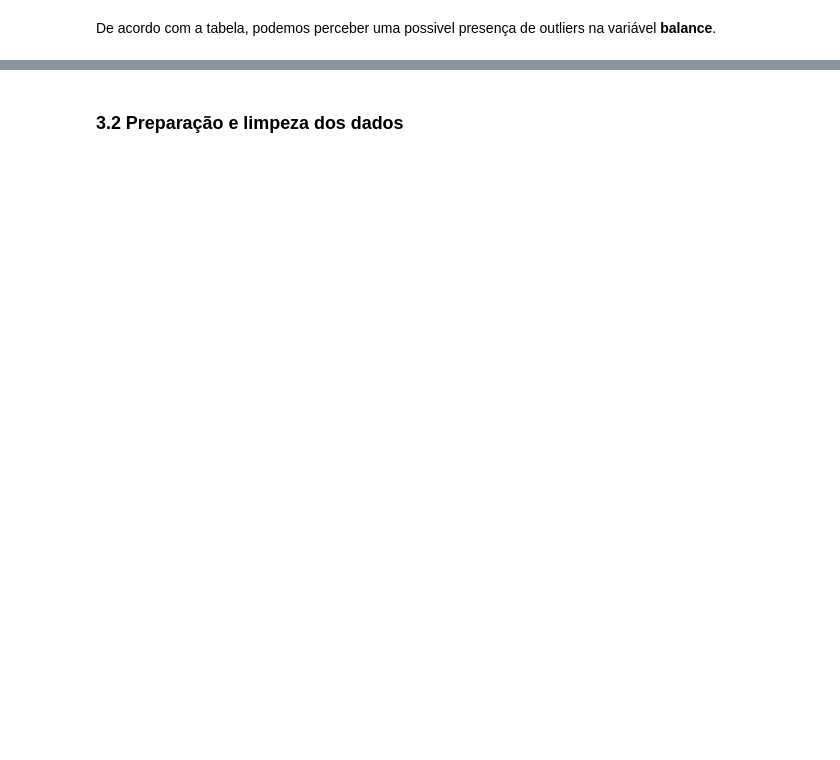
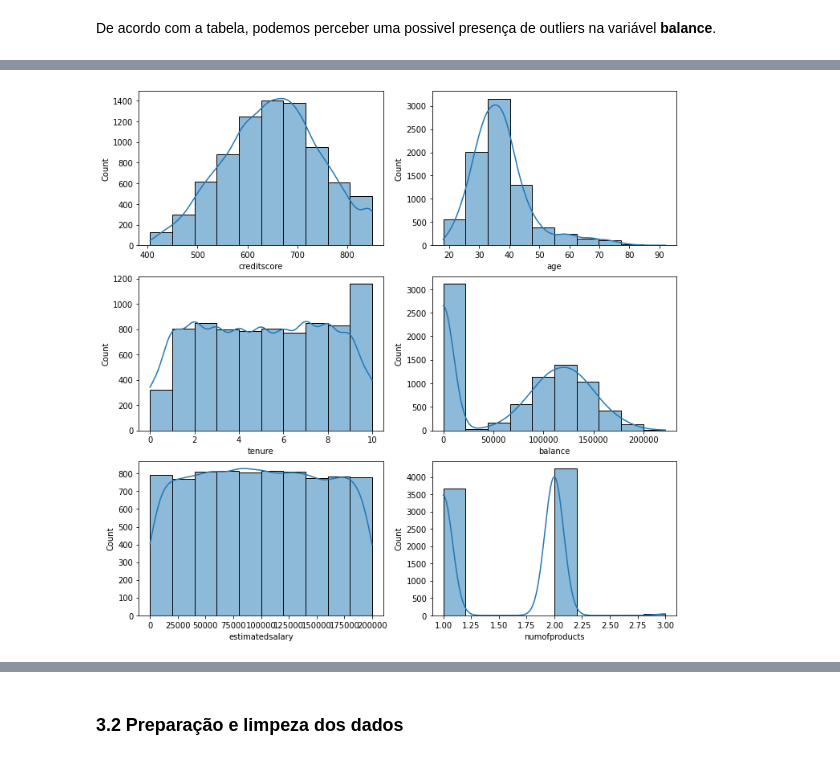
Before and after one commit to viniciusacosta/br-classification-project, a Jupyter notebook: classification-project-br.ipynb, the cells around one changed output, grey strips where cells are left out. Saved outputs shown, nothing was run; the diff lists cells and outputs as text; code cells hidden in the pictures; blank space fills up the shorter version.

```diff
--- a/classification-project-br.ipynb
+++ b/classification-project-br.ipynb
@@ -213,0 +235,18 @@ categorical_var = ['geography_france','geography_germany', 'geography_spain',  '
+# %%
+# General distribution | histogram for which continuous variable
+n_rows=3
+n_cols=2
+
+## Creating subplots
+fig, axes = plt.subplots(nrows=n_rows, ncols=n_cols)
+fig.set_size_inches(12, 12)
+
+## Creating histograms
+for i, column in enumerate(feat_num):
+  data = churn[[column, 'exited']]
+  data = data[data['exited'] == 0]
+  sns.histplot(data[column], ax=axes[i//n_cols,i%n_cols], bins=10, kde=True)
+
+plt.show()
+# %% [output]
+[figure, added]
```
Also changed, not shown: parts of 23 cells of this notebook.
